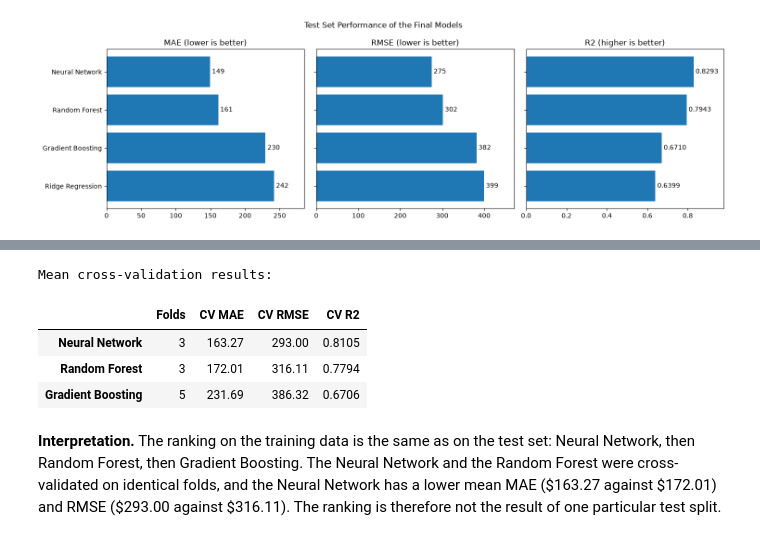
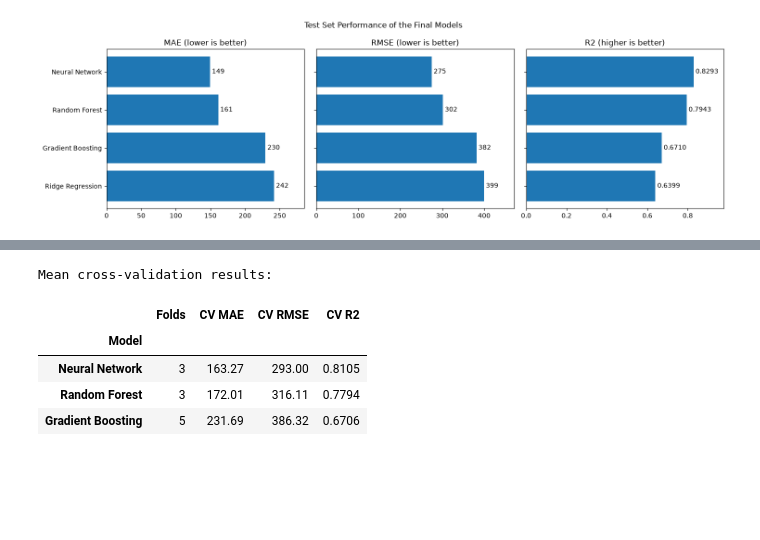
Before and after one commit to Thiwanka-dev/FDM-HOUSING-RENTAL-PRICE-PREDICTION, a Jupyter notebook: notebooks/05_Model_Comparison.ipynb, the cells around one changed output, grey strips where cells are left out. Saved outputs shown, nothing was run; the diff lists cells and outputs as text; code cells hidden in the pictures; blank space fills up the shorter version.

```diff
--- a/notebooks/05_Model_Comparison.ipynb
+++ b/notebooks/05_Model_Comparison.ipynb
@@ -215,20 +83,16 @@ The test set gives one estimate per model. The cross-validation results reported
 # %%
-# Mean cross-validation results of the selected configurations,
-# as reported in the individual notebooks
-cv_results = pd.DataFrame({
-    "Folds": {"Random Forest": 3, "Gradient Boosting": 5, "Neural Network": 3},
-    "CV MAE": {"Random Forest": 172.01, "Gradient Boosting": 231.69, "Neural Network": 163.27},
-    "CV RMSE": {"Random Forest": 316.11, "Gradient Boosting": 386.32, "Neural Network": 293.00},
-    "CV R2": {"Random Forest": 0.7794, "Gradient Boosting": 0.6706, "Neural Network": 0.8105}
-}).sort_values("CV MAE")
+cv_results = pd.DataFrame([
+    {"Model": "Random Forest", "Folds": 3, "CV MAE": 172.01, "CV RMSE": 316.11, "CV R2": 0.7794},
+    {"Model": "Gradient Boosting", "Folds": 5, "CV MAE": 231.69, "CV RMSE": 386.32, "CV R2": 0.6706},
+    {"Model": "Neural Network", "Folds": 3, "CV MAE": 163.27, "CV RMSE": 293.00, "CV R2": 0.8105}
+]).set_index("Model").sort_values("CV MAE")
 
 print("Mean cross-validation results:")
 display(cv_results)
 # %% [output]
 Mean cross-validation results:
 |  | Folds | CV MAE | CV RMSE | CV R2 |
+| Model |  |  |  |  |
 | Neural Network | 3 | 163.27 | 293.00 | 0.8105 |
 | Random Forest | 3 | 172.01 | 316.11 | 0.7794 |
 | Gradient Boosting | 5 | 231.69 | 386.32 | 0.6706 |
-# %% [markdown]
-**Interpretation.** The ranking on the training data is the same as on the test set: Neural Network, then Random Forest, then Gradient Boosting. The Neural Network and the Random Forest were cross-validated on identical folds, and the Neural Network has a lower mean MAE (\$163.27 against \$172.01) and RMSE (\$293.00 against \$316.11). The ranking is therefore not the result of one particular test split.
```
Also changed, not shown: parts of 24 cells of this notebook.
